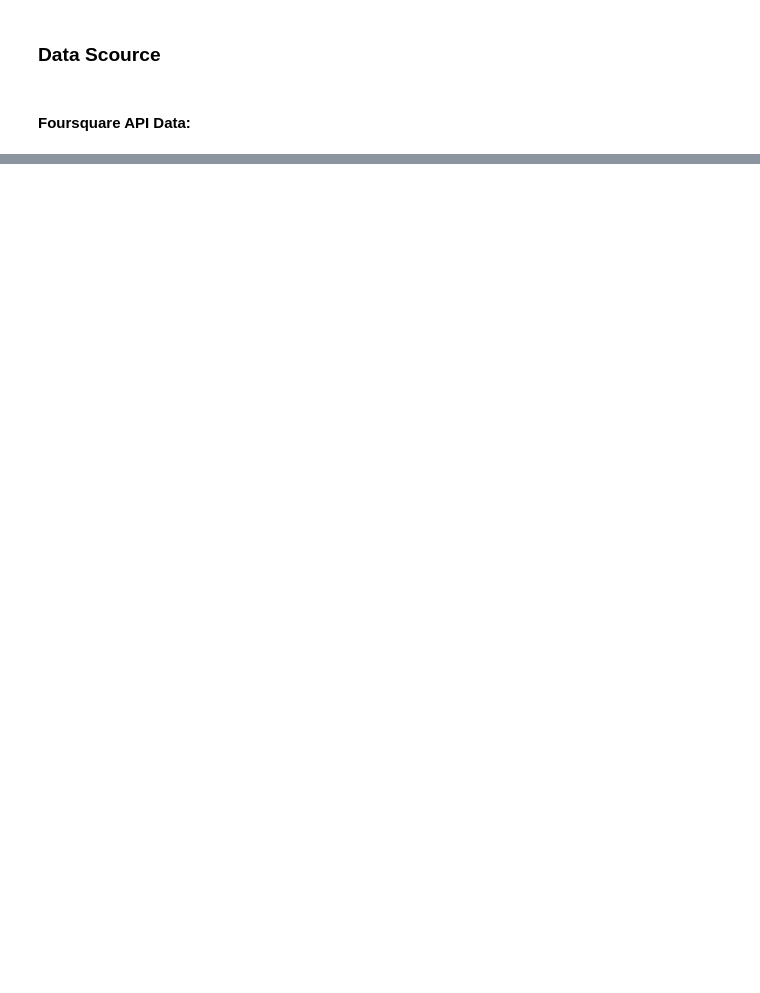
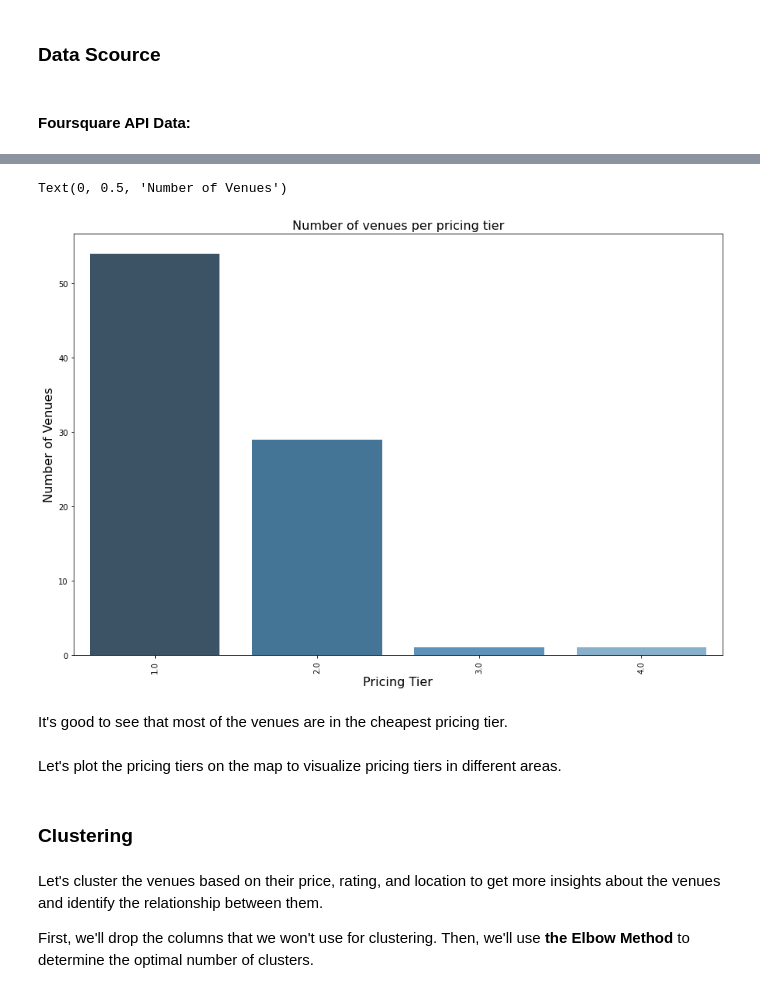
Before and after one commit to arfizurrahman/Coursera_Capstone, a Jupyter notebook: Capstone_Project_Battle_of_Neighborhoods_Report.ipynb, the cells around one changed output, grey strips where cells are left out. Drawn from its saved outputs; the diff is of its cells as text; code cells hidden in the pictures; blank space fills up the shorter version.

```diff
--- a/Capstone_Project_Battle_of_Neighborhoods_Report.ipynb
+++ b/Capstone_Project_Battle_of_Neighborhoods_Report.ipynb
@@ -35,0 +394,16 @@ Foursquare API returns many data for each venue. The data retrieved from Foursqu
+# %%
+price_tier_count = dataset['PricingTier'].value_counts()
+a4_dims = (15, 10)
+fig, ax = plt.subplots(figsize=a4_dims)
+ax = sns.barplot(price_tier_count.index, price_tier_count.values, palette="Blues_d")
+ax.set_xticklabels(ax.get_xticklabels(),rotation=90)
+ax.axes.set_title("Number of venues per pricing tier",fontsize=16)
+ax.set_xlabel("Pricing Tier",fontsize=16)
+ax.set_ylabel("Number of Venues",fontsize=16)
+# %% [output]
+Text(0, 0.5, 'Number of Venues')
+[figure, added]
+# %% [markdown]
+It's good to see that most of the venues are in the cheapest pricing tier.
+# %% [markdown]
+Let's plot the pricing tiers on the map to visualize pricing tiers in different areas.
@@ -35,0 +428,6 @@ Foursquare API returns many data for each venue. The data retrieved from Foursqu
+# %% [markdown]
+### Clustering
+# %% [markdown]
+Let's cluster the venues based on their price, rating, and location to get more insights about the venues and identify the relationship between them.
+
+First, we'll drop the columns that we won't use for clustering. Then, we'll use **the Elbow Method** to determine the optimal number of clusters.
```
Also changed, not shown: parts of 78 cells of this notebook, 1 other file.
